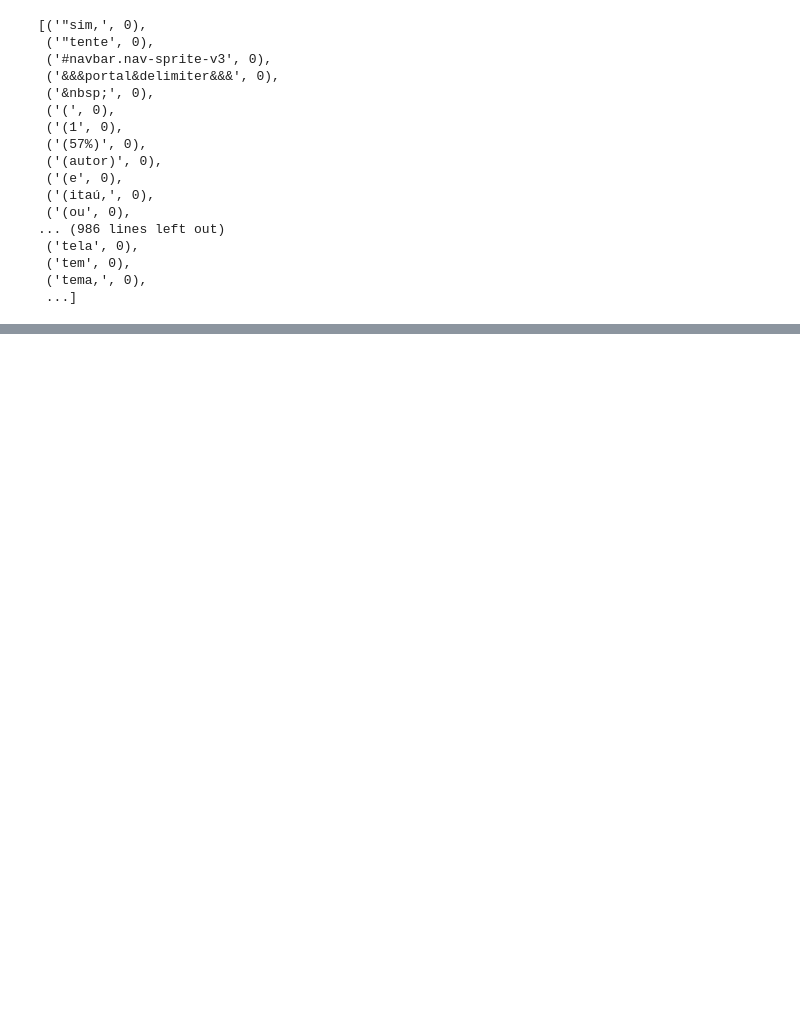
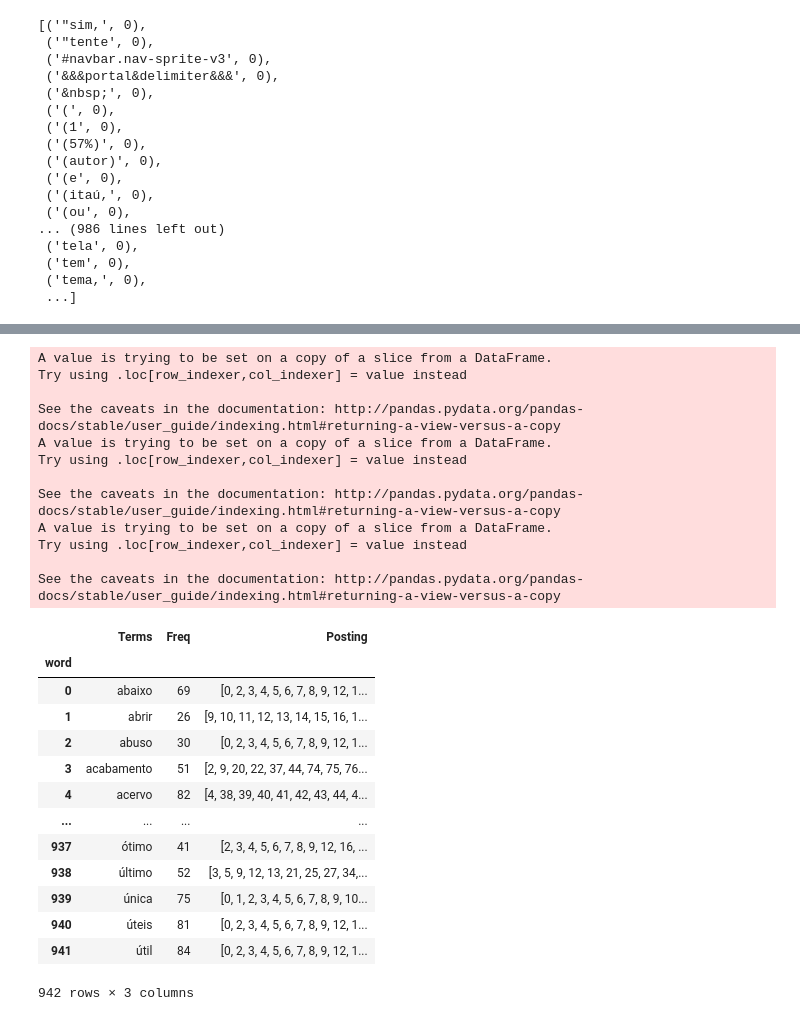
Before and after one commit to cmlins/recuperacaoDeInformacao, a Jupyter notebook: Indice_Invertido.ipynb, the cells around one changed output, grey strips where cells are left out. Cells and saved outputs as stored; diff of their text form; code cells hidden in the pictures; blank space fills up the shorter version.

```diff
--- a/Indice_Invertido.ipynb
+++ b/Indice_Invertido.ipynb
@@ -869,0 +1196,31 @@ result_list = uniques_el((sorted(sum(all_texts, []))))
+# %%
+def to_list (data_frame):
+  naozero = np.argwhere(data_frame.values != 0)
+
+  lista = [(x,y) for [x, y] in naozero]
+
+  nonz = pd.DataFrame(lista)
+
+  nonz.columns = ['word', 'doc']
+  nonz.doc = nonz.doc.astype(str)
+  nonz.doc += ','
+  non = nonz.groupby('word').doc.sum().str[:-1]
+
+  non_df = pd.DataFrame(non)
+
+  non_df['Terms'] = data_frame.index
+
+  basic_inv_index = non_df[['Terms', 'doc']]
+
+  basic_inv_index['to_list'] = basic_inv_index.loc[:, ('doc')].apply(lambda x: x.split(','))
+
+  basic_inv_index['Posting'] = basic_inv_index.loc[:, ('to_list')].apply(lambda x: list(map(int, x)))
+
+  basic_inv_index["Freq"] = [len(basic_inv_index.loc[:, ('Posting')][x]) for x in range(len(basic_inv_index.loc[:, ('Posting')]))]
+
+  basic_inv_index = basic_inv_index.drop('to_list', axis=1)
+  basic_inv_index = basic_inv_index.drop('doc', axis=1)
+
+  basic_inv_index = basic_inv_index[['Terms', 'Freq', 'Posting']]
+
+  return (basic_inv_index)
@@ -869,0 +1312,29 @@ result_list = uniques_el((sorted(sum(all_texts, []))))
+# %%
+display(to_list (dfFreqSort))
+# %% [output]
+A value is trying to be set on a copy of a slice from a DataFrame.
+Try using .loc[row_indexer,col_indexer] = value instead
+
+See the caveats in the documentation: http://pandas.pydata.org/pandas-docs/stable/user_guide/indexing.html#returning-a-view-versus-a-copy
+A value is trying to be set on a copy of a slice from a DataFrame.
+Try using .loc[row_indexer,col_indexer] = value instead
+
+See the caveats in the documentation: http://pandas.pydata.org/pandas-docs/stable/user_guide/indexing.html#returning-a-view-versus-a-copy
+A value is trying to be set on a copy of a slice from a DataFrame.
+Try using .loc[row_indexer,col_indexer] = value instead
+
+See the caveats in the documentation: http://pandas.pydata.org/pandas-docs/stable/user_guide/indexing.html#returning-a-view-versus-a-copy
+|  | Terms | Freq | Posting |
+| word |  |  |  |
+| 0 | abaixo | 69 | [0, 2, 3, 4, 5, 6, 7, 8, 9, 12, 1... |
+| 1 | abrir | 26 | [9, 10, 11, 12, 13, 14, 15, 16, 1... |
+| 2 | abuso | 30 | [0, 2, 3, 4, 5, 6, 7, 8, 9, 12, 1... |
+| 3 | acabamento | 51 | [2, 9, 20, 22, 37, 44, 74, 75, 76... |
+| 4 | acervo | 82 | [4, 38, 39, 40, 41, 42, 43, 44, 4... |
+| ... | ... | ... | ... |
+| 937 | ótimo | 41 | [2, 3, 4, 5, 6, 7, 8, 9, 12, 16, ... |
+| 938 | último | 52 | [3, 5, 9, 12, 13, 21, 25, 27, 34,... |
+| 939 | única | 75 | [0, 1, 2, 3, 4, 5, 6, 7, 8, 9, 10... |
+| 940 | úteis | 81 | [0, 2, 3, 4, 5, 6, 7, 8, 9, 12, 1... |
+| 941 | útil | 84 | [0, 2, 3, 4, 5, 6, 7, 8, 9, 12, 1... |
+942 rows × 3 columns
```
Also changed, not shown: parts of 49 cells of this notebook.
